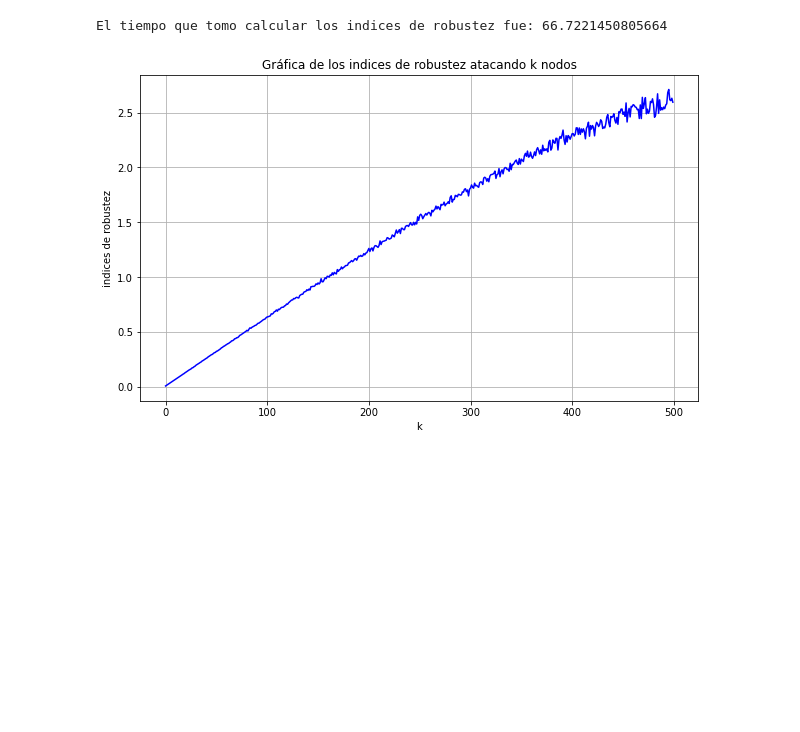
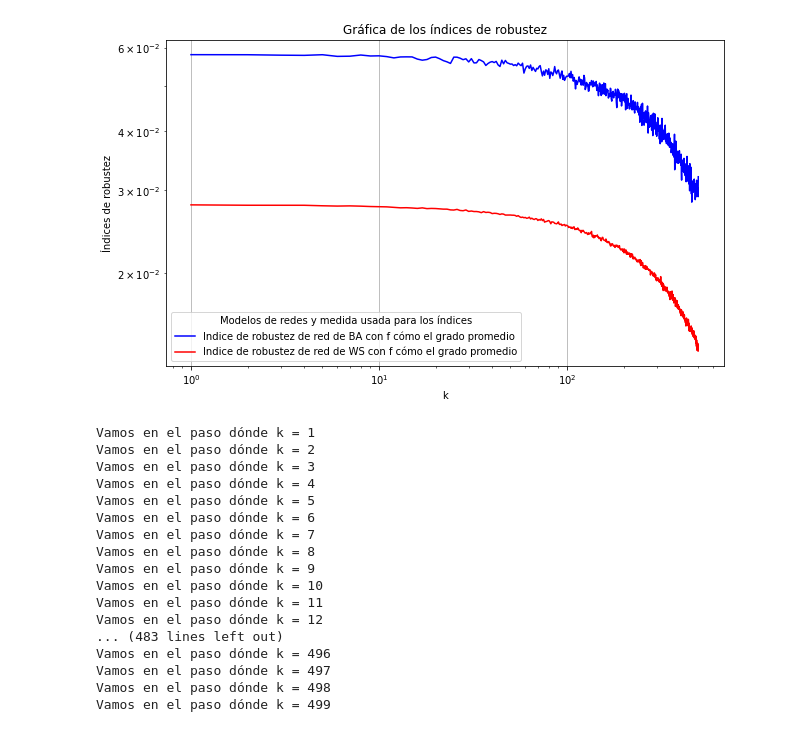
Before and after one commit to maurisiojimenes/pt_robustez, a Jupyter notebook: Indices de Robustez.ipynb, the cells around one changed output. Saved outputs shown, nothing was run; the diff lists cells and outputs as text; code cells hidden in the pictures; blank space fills up the shorter version.

```diff
--- a/Indices de Robustez.ipynb
+++ b/Indices de Robustez.ipynb
@@ -17,32 +62,47 @@ importlib.reload(g)
+# %%
+k = [i for i in range(1,len(G_barabasi))]
+
+plt.figure(figsize=(10,6))
+plt.plot(k,indices_robustez_BA, label = 'Indice de robustez de red de BA con f cómo el grado promedio',color='blue',markersize=1)
+plt.plot(k,indices_robustez_WS, label = 'Indice de robustez de red de WS con f cómo el grado promedio',color='red',markersize=1)
+
+plt.title('Gráfica de los índices de robustez')
+plt.xlabel('k')
+plt.ylabel('Índices de robustez')
+plt.xscale('log')
+plt.yscale('log')
+plt.legend(title='Modelos de redes y medida usada para los índices')
+plt.grid(True)
+plt.show()
+# %% [output]
+[figure, added]
 # %%
-G_original = g.crear_grafica('barabasi',500,10,0)
+indices_robustez_BA = []
+indices_robustez_WS = []
 
-N = len(G_original)
-plt.figure(figsize=(10, 6))
-
-indices_robustez = []
-
-inicio = time.time()
-
-for i in range(N):
-    G = G_original.copy()
-
-    R = g.indice_robustez(G,en.entropia_distribucion_1,'constante','random',i)
-
-    indices_robustez.append(R)
-
-fin = time.time()
-
-print(f"El tiempo que tomo calcular los indices de robustez fue: {fin - inicio}")
-
-k = [i for i in range(0,500,1)]
-
-plt.plot(k,indices_robustez,label='Indices de robustez en una red de BA',color='blue',markersize=1)
-plt.title('Gráfica de los indices de robustez atacando k nodos')
-plt.xlabel('k')
-plt.ylabel('indices de robustez')
-plt.grid(True)
-plt.show()
+for i in range(1,len(G_barabasi)):
+    print(f"Vamos en el paso dónde k = {i}")
+    G_1 = G_BA.copy()
+    G_2 = G_WS.copy()
+    indice_robustez_BA = g.indice_robustez(G_1,en.entropia_normalizada_1,1,'random',i)
+    indice_robustez_WS = g.indice_robustez(G_2,en.entropia_normalizada_1,1,'random',i)
+    indices_robustez_BA.append(indice_robustez_BA)
+    indices_robustez_WS.append(indice_robustez_WS)
 # %% [output]
-El tiempo que tomo calcular los indices de robustez fue: 66.7221450805664
+Vamos en el paso dónde k = 1
+Vamos en el paso dónde k = 2
+Vamos en el paso dónde k = 3
+Vamos en el paso dónde k = 4
+Vamos en el paso dónde k = 5
+Vamos en el paso dónde k = 6
+Vamos en el paso dónde k = 7
+Vamos en el paso dónde k = 8
+Vamos en el paso dónde k = 9
+Vamos en el paso dónde k = 10
+Vamos en el paso dónde k = 11
+Vamos en el paso dónde k = 12
+... (483 lines left out)
+Vamos en el paso dónde k = 496
+Vamos en el paso dónde k = 497
+Vamos en el paso dónde k = 498
+Vamos en el paso dónde k = 499
-[figure, removed]
```
Also changed, not shown: parts of 16 cells of this notebook, 5 other files.
